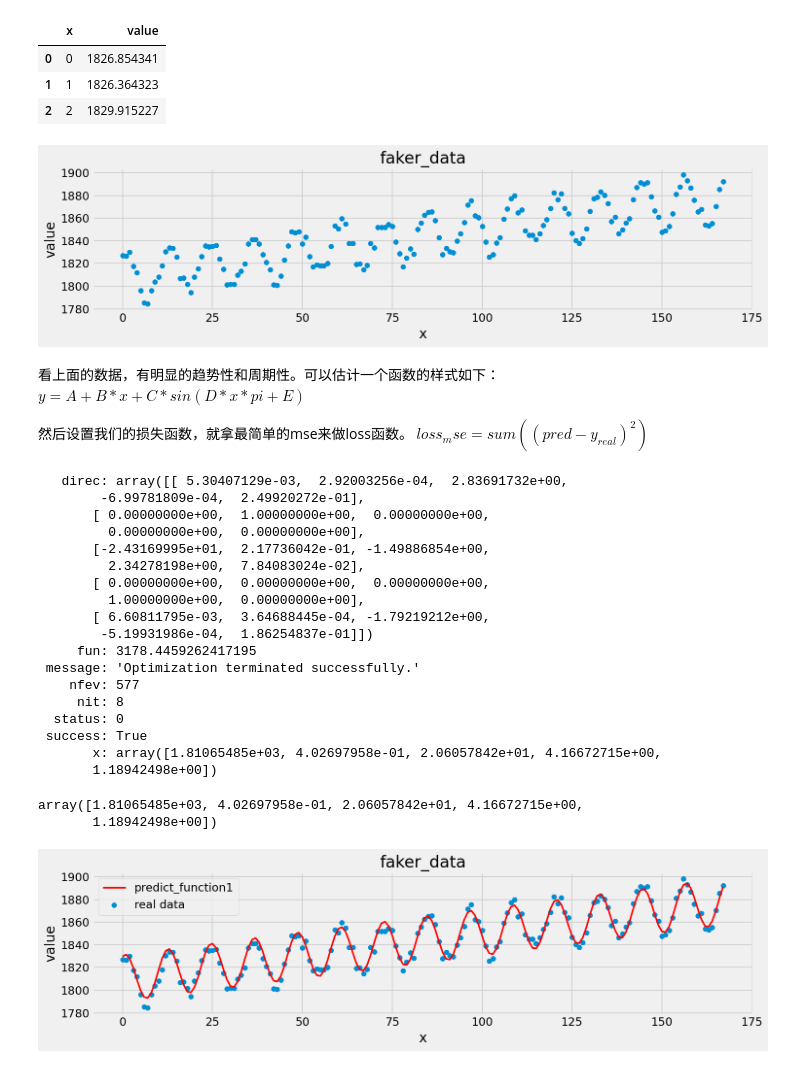
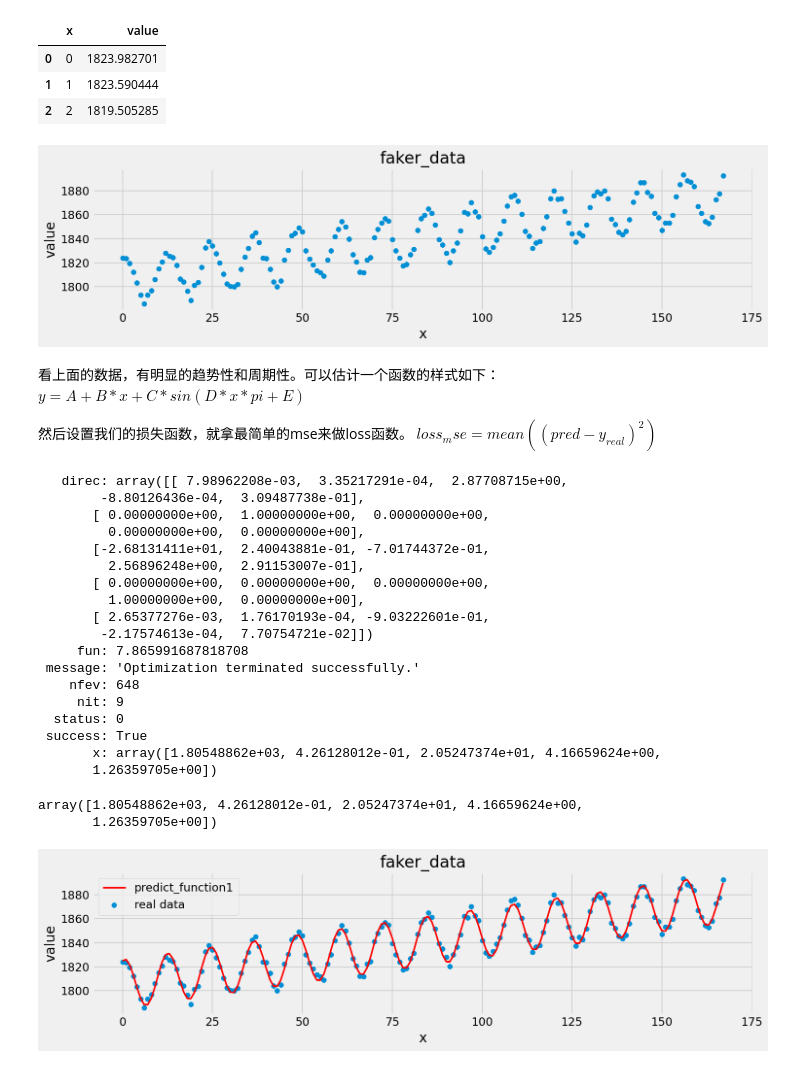
Before and after one commit to yuanzhoulvpi2017/tiny_python, a Jupyter notebook: scipy_fit/01_拟合指定函数.ipynb, the cells around one changed output. Cells and saved outputs as stored; diff of their text form; code cells hidden in the pictures.

```diff
--- a/scipy_fit/01_拟合指定函数.ipynb
+++ b/scipy_fit/01_拟合指定函数.ipynb
@@ -7,13 +7,14 @@ import matplotlib.pyplot as plt
 # %%
 faker_data = pd.DataFrame({'x': np.arange(14 * 12)})
 faker_data['value'] = faker_data['x'].apply(
-    lambda x: (1800.08 + 0.43 * x - 20.04 * np.sin(np.pi * x / 6 + 255.69) + np.random.random(1) * 15)[0]) # 这里最后面是np.random.random(1) * 15添加的随机数。
+    lambda x: (1800.08 + 0.43 * x - 20.04 * np.sin(np.pi * x / 6 + 255.69) + np.random.random(1) * 10)[
+        0])  # 这里最后面是np.random.random(1) * 15添加的随机数。
 faker_data.head(3)
 # %% [output]
 |  | x | value |
-| 0 | 0 | 1826.854341 |
-| 1 | 1 | 1826.364323 |
-| 2 | 2 | 1829.915227 |
+| 0 | 0 | 1823.982701 |
+| 1 | 1 | 1823.590444 |
+| 2 | 2 | 1819.505285 |
 # %%
 # 把原始数据画出来
 with plt.style.context('fivethirtyeight'):
@@ -23,15 +24,16 @@ with plt.style.context('fivethirtyeight'):
     ax.set_xlabel("x")
     ax.set_ylabel("value")
 # %% [output]
-[figure, old version]
+[figure, new version]
 # %% [markdown]
 看上面的数据，有明显的趋势性和周期性。可以估计一个函数的样式如下：
 $y = A + B*x + C * sin(D*x * pi + E)$
 
 然后设置我们的损失函数，就拿最简单的mse来做loss函数。
-$loss_mse = sum((pred - y_{real})^2)$
+$loss_mse = mean((pred - y_{real})^2)$
 # %%
-params0 = [0, 0, 0, 0, 0] # 设置一个初始化参数，用来等待模拟。
+params0 = [0, 0, 0, 0, 0]  # 设置一个初始化参数，用来等待模拟。
+
 
 def loss_function(params):
     """
@@ -42,51 +44,54 @@ def loss_function(params):
     real_y = faker_data['value'].values
     small_function = lambda x: params[0] + params[1] * x + params[2] * np.sin(params[3] * x * np.pi + params[4])
     predict = small_function(real_x)
-    result = np.sum((predict - real_y) ** 2)
+    result = np.mean((predict - real_y) ** 2)
     return result
+
 
 # minimize就是优化器，让我们的loss_function的值越来越小。
 
-res = minimize(fun=loss_function, x0=params0, method='powell')  # nelder-mead
+res = minimize(fun=loss_function, x0=params0, method='powell')  # nelder-mead powell
 res
 # %% [output]
-   direc: array([[ 5.30407129e-03,  2.92003256e-04,  2.83691732e+00,
-        -6.99781809e-04,  2.49920272e-01],
+   direc: array([[ 7.98962208e-03,  3.35217291e-04,  2.87708715e+00,
+        -8.80126436e-04,  3.09487738e-01],
        [ 0.00000000e+00,  1.00000000e+00,  0.00000000e+00,
          0.00000000e+00,  0.00000000e+00],
-       [-2.43169995e+01,  2.17736042e-01, -1.49886854e+00,
-         2.34278198e+00,  7.84083024e-02],
+       [-2.68131411e+01,  2.40043881e-01, -7.01744372e-01,
+         2.56896248e+00,  2.91153007e-01],
        [ 0.00000000e+00,  0.00000000e+00,  0.00000000e+00,
          1.00000000e+00,  0.00000000e+00],
-       [ 6.60811795e-03,  3.64688445e-04, -1.79219212e+00,
-        -5.19931986e-04,  1.86254837e-01]])
-     fun: 3178.4459262417195
+       [ 2.65377276e-03,  1.76170193e-04, -9.03222601e-01,
+        -2.17574613e-04,  7.70754721e-02]])
+     fun: 7.865991687818708
  message: 'Optimization terminated successfully.'
-    nfev: 577
-     nit: 8
+    nfev: 648
+     nit: 9
   status: 0
  success: True
-       x: array([1.81065485e+03, 4.02697958e-01, 2.06057842e+01, 4.16672715e+00,
-       1.18942498e+00])
+       x: array([1.80548862e+03, 4.26128012e-01, 2.05247374e+01, 4.16659624e+00,
+       1.26359705e+00])
 # %%
-res.x # 预测的参数 # 返回预测的参数
+res.x  # 预测的参数 # 返回预测的参数
 # %% [output]
-array([1.81065485e+03, 4.02697958e-01, 2.06057842e+01, 4.16672715e+00,
-       1.18942498e+00])
+array([1.80548862e+03, 4.26128012e-01, 2.05247374e+01, 4.16659624e+00,
+       1.26359705e+00])
 # %%
+
 params = res.x
-predict_function1 = lambda x: params[0] + params[1] * x + params[2] * np.sin(params[3] * x * np.pi + params[4]) # 这个是我们要构造的目标函数
+predict_function1 = lambda x: params[0] + params[1] * x + params[2] * np.sin(
+    params[3] * x * np.pi + params[4])  # 这个是我们要构造的目标函数
 
-predict_value1 = faker_data['x'].apply(lambda x: predict_function1(x)) # 计算预测值
+predict_value1 = faker_data['x'].apply(lambda x: predict_function1(x))  # 计算预测值
 
 # 还有些内容，我没计算，先不算了
 with plt.style.context('fivethirtyeight'):
     fig, ax = plt.subplots(figsize=(13, 3), dpi=120)
     ax.plot(faker_data['x'], predict_value1, label='predict_function1', color='red', alpha=1, linewidth=2)
     ax.scatter(faker_data['x'], faker_data['value'], label='real data')
     ax.set_title("faker_data")
     ax.set_xlabel("x")
     ax.set_ylabel("value")
     ax.legend()
 # %% [output]
-[figure, old version]
+[figure, new version]
```
